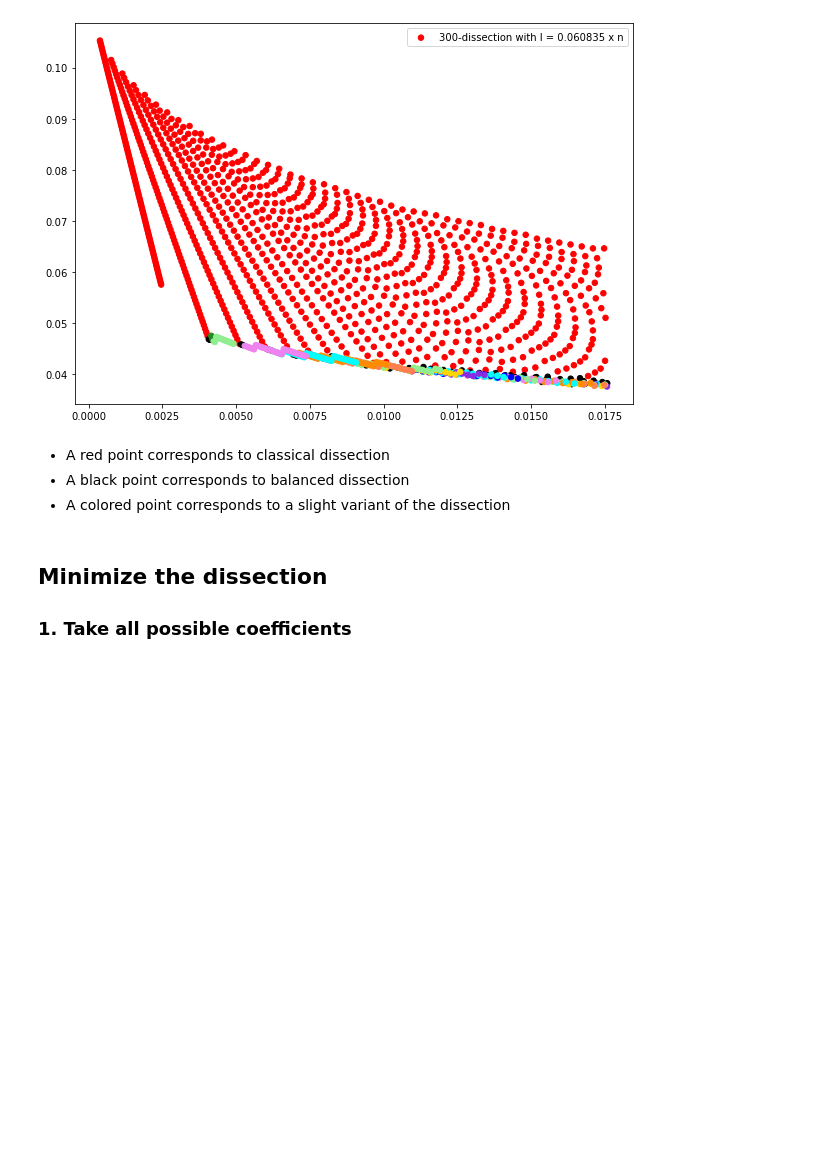
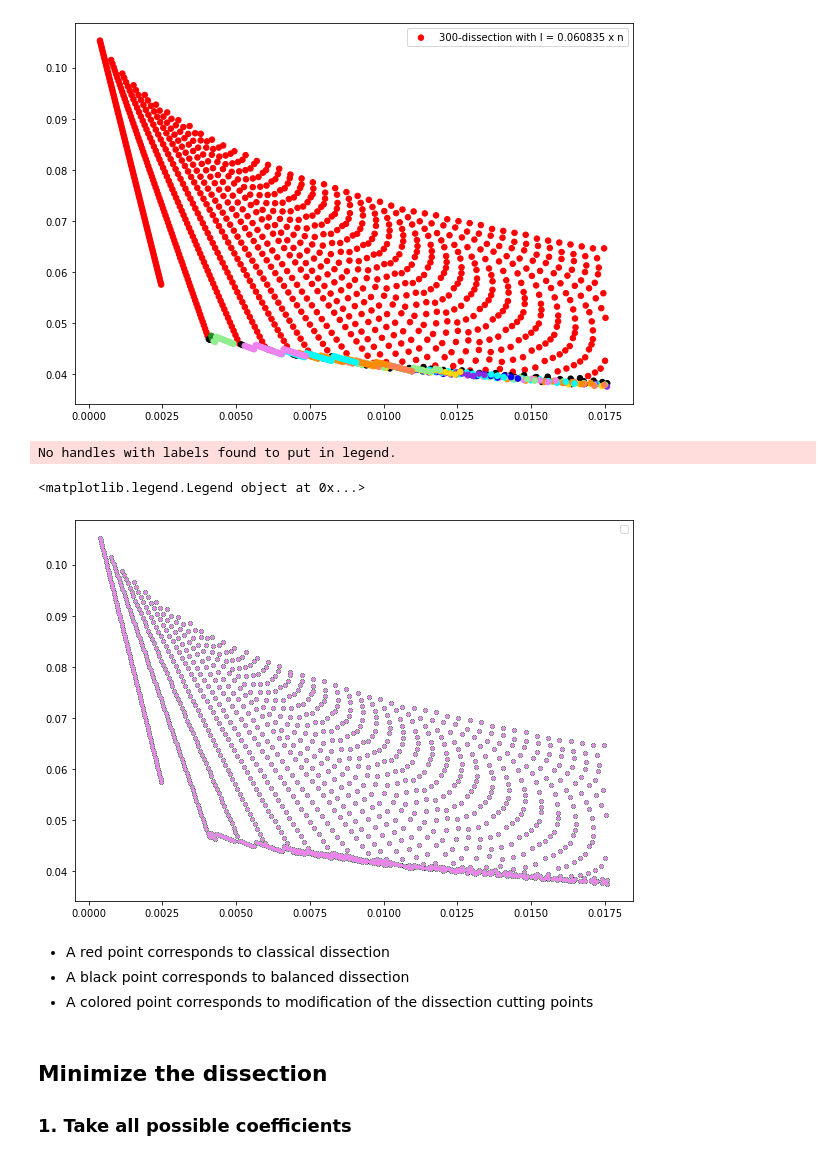
Before and after one commit to charlotte-lefevre/TM_tradeoffs_SDP, a Jupyter notebook: Cost_eval/Examples/DissectionPlot.ipynb, the cells around one changed output. Saved outputs shown, nothing was run; the diff lists cells and outputs as text; code cells hidden in the pictures; blank space fills up the shorter version.

```diff
--- a/Cost_eval/Examples/DissectionPlot.ipynb
+++ b/Cost_eval/Examples/DissectionPlot.ipynb
@@ -41,10 +41,28 @@ plt.legend()
 # %% [output]
 <matplotlib.legend.Legend object at 0x...>
 [figure]
+# %%
+plt.figure(figsize = (10,7))
+
+r = 300
+Re = 0.060835
+
+M,T, colors = dissection(r, R, Re,W, nbMem=100)
+for i in range(0, len(M)):
+    if colors[i] == "red" or colors[i] == "black":
+        plt.scatter(M[i],T[i], s=5, marker = 'o',c=colors[i])
+    else:
+        plt.scatter(M,T, s=5, marker = 'o',c=colors[i])
+
+plt.legend()
+# %% [output]
+No handles with labels found to put in legend.
+<matplotlib.legend.Legend object at 0x...>
+[figure, added]
 # %% [markdown]
 * A red point corresponds to classical dissection
 * A black point corresponds to balanced dissection
-* A colored point corresponds to a slight variant of the dissection
+* A colored point corresponds to modification of the dissection cutting points
 # %% [markdown]
 ## Minimize the dissection
 
```
Also changed, not shown: 6 other files.
